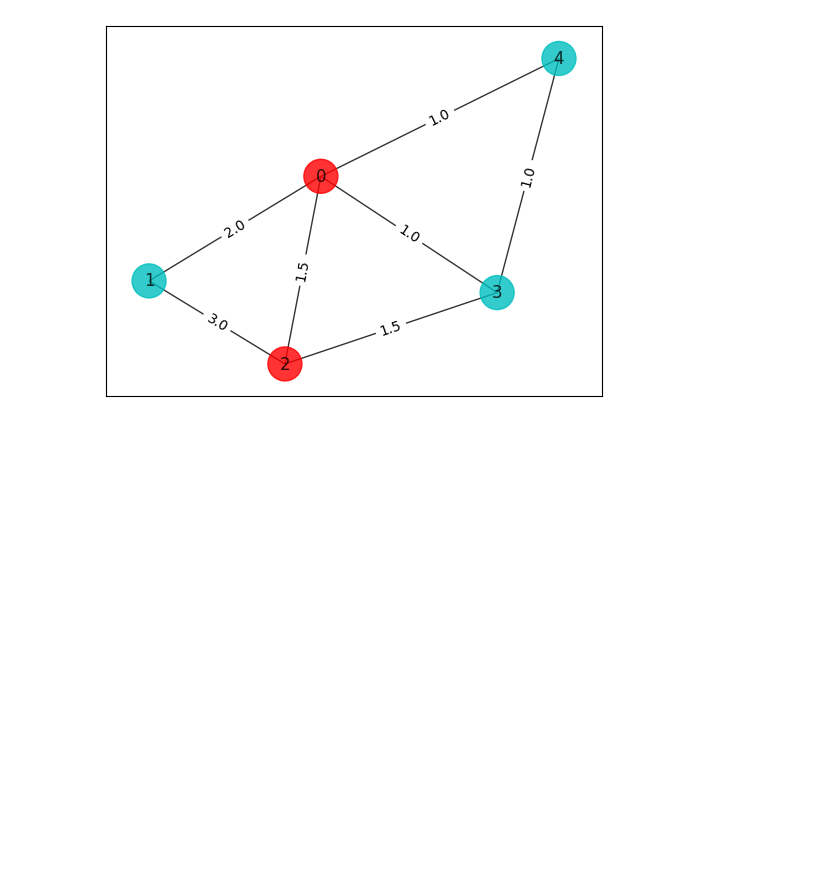
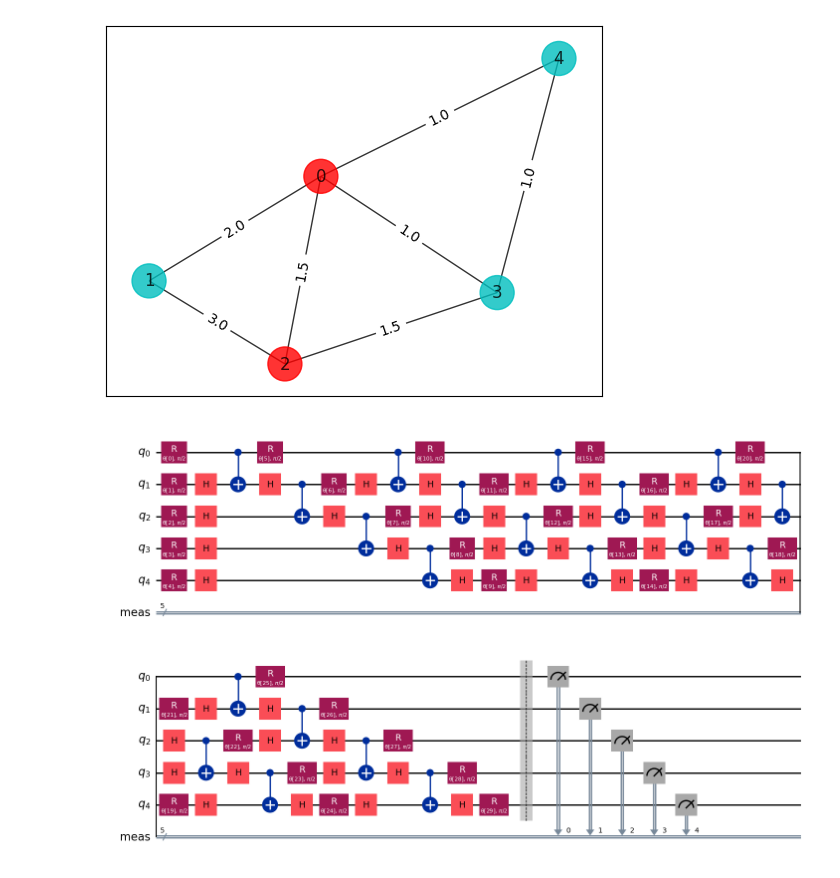
Before and after one commit to Thirumalai-97/My_Documentation, a Jupyter notebook: quantum_computing/optimization/MAx-Cut/quantum.ipynb, the cells around one changed output. Saved outputs shown, nothing was run; the diff lists cells and outputs as text; code cells hidden in the pictures; blank space fills up the shorter version.

```diff
--- a/quantum_computing/optimization/MAx-Cut/quantum.ipynb
+++ b/quantum_computing/optimization/MAx-Cut/quantum.ipynb
@@ -220,3 +220,7 @@ max-cut objective: -8.41796875
 solution: [0 1 0 1 1]
 solution objective: 8.5
 [figure]
+# %%
+ansatz.decompose().draw('mpl', fold=20)
+# %% [output]
+[figure, added]
```
Also changed, not shown: parts of 1 cell of this notebook.
